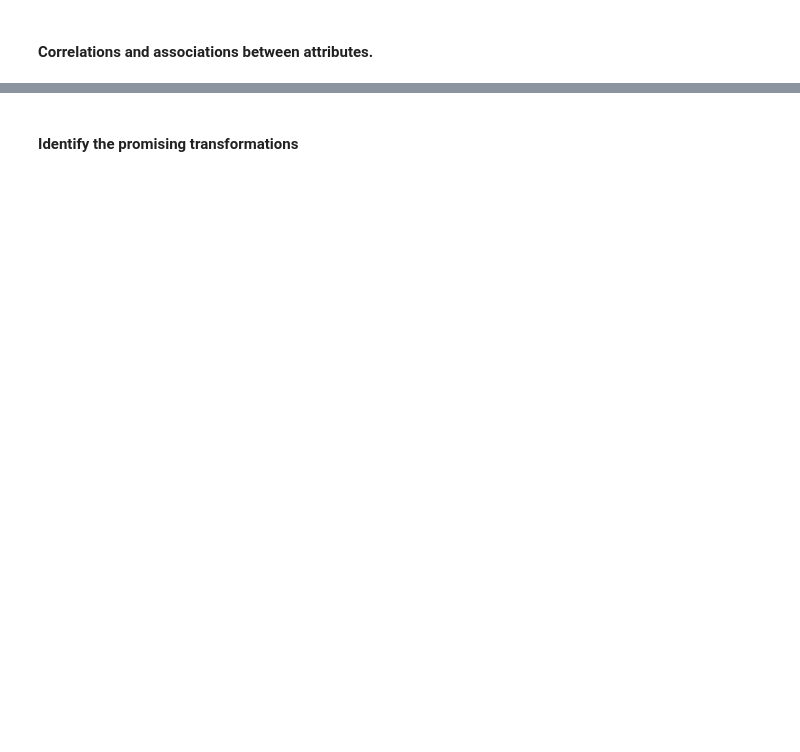
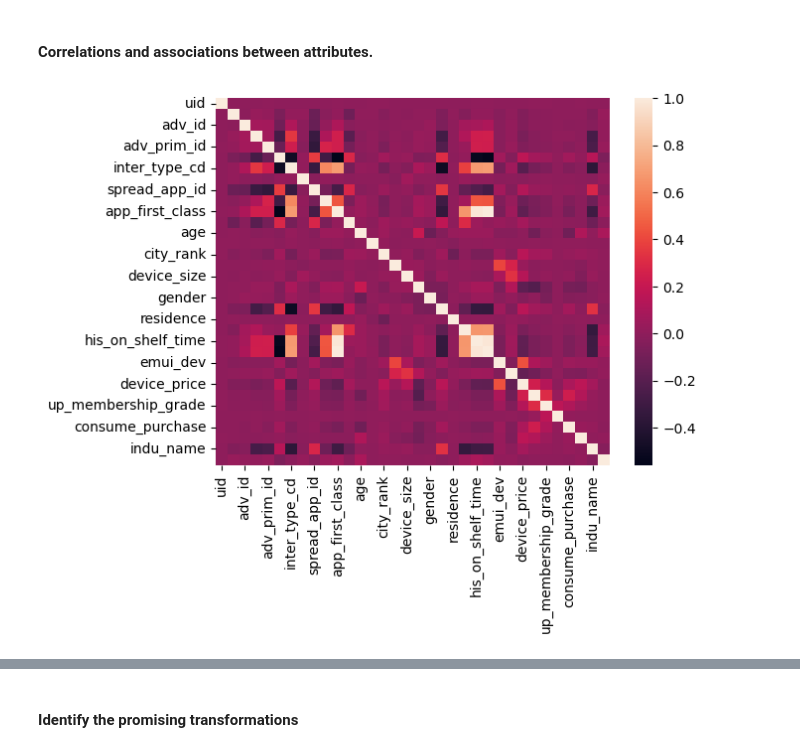
Before and after one commit to LiyangSong/Advertisement-CTR-Prediction, a Jupyter notebook: jupyter/eda.ipynb, the cells around one changed output, grey strips where cells are left out. Saved outputs shown, nothing was run; the diff lists cells and outputs as text; code cells hidden in the pictures; blank space fills up the shorter version.

```diff
--- a/jupyter/eda.ipynb
+++ b/jupyter/eda.ipynb
@@ -153,2 +226,6 @@ eda_utils.hist_plot_for_numerical(train_df_eda, numerical_attr_list)
 # %% [markdown]
 #### Correlations and associations between attributes.
+# %%
+attr_corr = eda_utils.corr_attr(train_df_eda, numerical_attr_list)
+# %% [output]
+[figure, added]
```
Also changed, not shown: parts of 5 cells of this notebook, 1 other file.
